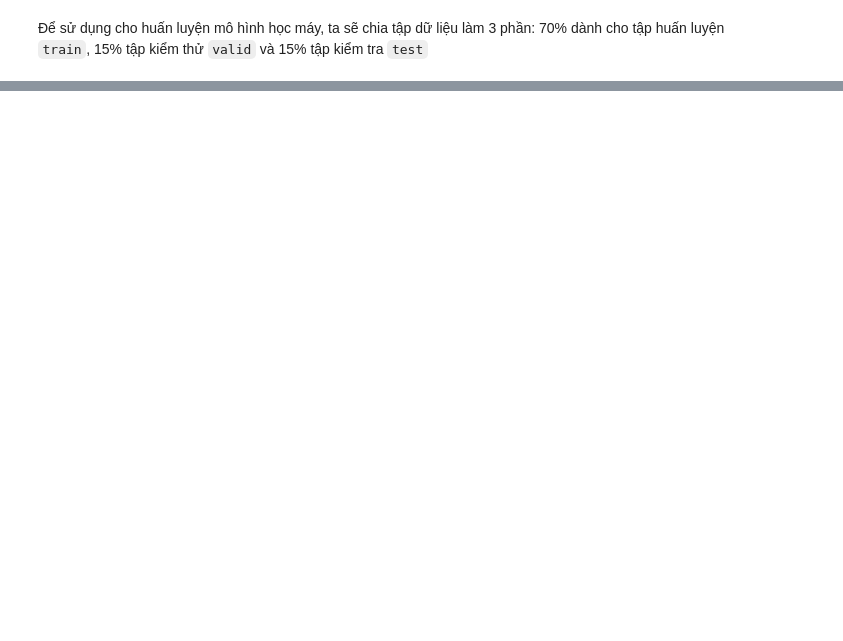
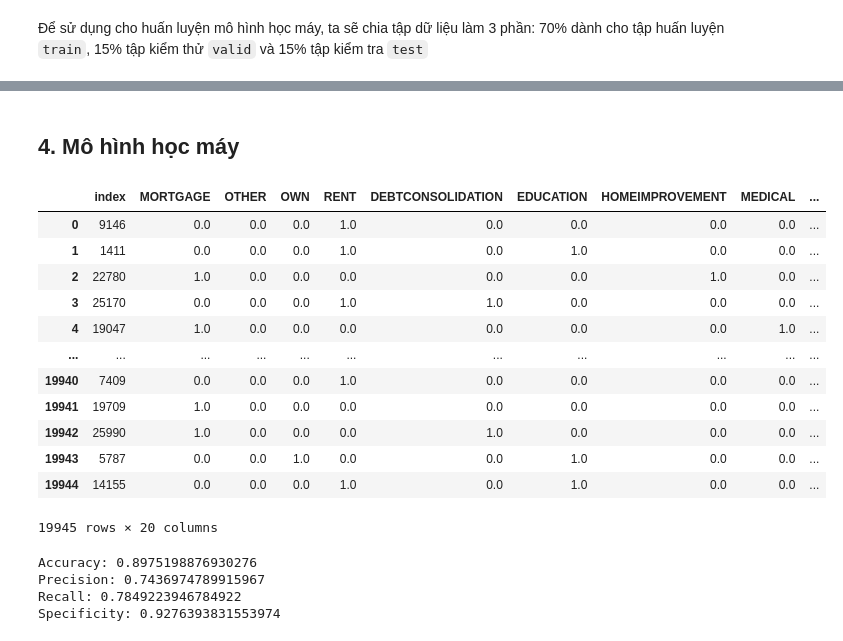
Before and after one commit to huynt119/Credit_Score_Prediction, a Jupyter notebook: main.ipynb, the cells around one changed output, grey strips where cells are left out. Drawn from its saved outputs; the diff is of its cells as text; code cells hidden in the pictures; blank space fills up the shorter version.

```diff
--- a/main.ipynb
+++ b/main.ipynb
@@ -427,0 +437,48 @@ print(x_train.shape, x_valid.shape, x_test.shape)
+# %% [markdown]
+## 4. Mô hình học máy
+# %%
+x_train
+# %% [output]
+|  | index | MORTGAGE | OTHER | OWN | RENT | DEBTCONSOLIDATION | EDUCATION | HOMEIMPROVEMENT | MEDICAL | ... |
+| 0 | 9146 | 0.0 | 0.0 | 0.0 | 1.0 | 0.0 | 0.0 | 0.0 | 0.0 | ... |
+| 1 | 1411 | 0.0 | 0.0 | 0.0 | 1.0 | 0.0 | 1.0 | 0.0 | 0.0 | ... |
+| 2 | 22780 | 1.0 | 0.0 | 0.0 | 0.0 | 0.0 | 0.0 | 1.0 | 0.0 | ... |
+| 3 | 25170 | 0.0 | 0.0 | 0.0 | 1.0 | 1.0 | 0.0 | 0.0 | 0.0 | ... |
+| 4 | 19047 | 1.0 | 0.0 | 0.0 | 0.0 | 0.0 | 0.0 | 0.0 | 1.0 | ... |
+| ... | ... | ... | ... | ... | ... | ... | ... | ... | ... | ... |
+| 19940 | 7409 | 0.0 | 0.0 | 0.0 | 1.0 | 0.0 | 0.0 | 0.0 | 0.0 | ... |
+| 19941 | 19709 | 1.0 | 0.0 | 0.0 | 0.0 | 0.0 | 0.0 | 0.0 | 0.0 | ... |
+| 19942 | 25990 | 1.0 | 0.0 | 0.0 | 0.0 | 1.0 | 0.0 | 0.0 | 0.0 | ... |
+| 19943 | 5787 | 0.0 | 0.0 | 1.0 | 0.0 | 0.0 | 1.0 | 0.0 | 0.0 | ... |
+| 19944 | 14155 | 0.0 | 0.0 | 0.0 | 1.0 | 0.0 | 1.0 | 0.0 | 0.0 | ... |
+19945 rows × 20 columns
+# %%
+from sklearn.tree import DecisionTreeClassifier
+from sklearn.metrics import precision_score, accuracy_score, recall_score, confusion_matrix
+dtc = DecisionTreeClassifier()
+
+def train_classifier(clf, x_train, y_train, x_test, y_test):
+    dtc.fit(x_train, y_train)
+    y_pred = dtc.predict(x_test)
+
+    accuracy = accuracy_score(y_test, y_pred)
+    precision = precision_score(y_test, y_pred)
+    recall = recall_score(y_test, y_pred)
+
+    # Calculate confusion matrix to get TN and FP for specificity
+    tn, fp, fn, tp = confusion_matrix(y_test, y_pred).ravel()
+    specificity = tn / (tn + fp)
+
+    return accuracy, precision, recall, specificity
+
+# Usage
+accuracy, precision, recall, specificity = train_classifier(clf, x_train, y_train, x_test, y_test)
+print("Accuracy:", accuracy)
+print("Precision:", precision)
+print("Recall:", recall)
+print("Specificity:", specificity)
+# %% [output]
+Accuracy: 0.8975198876930276
+Precision: 0.7436974789915967
+Recall: 0.7849223946784922
+Specificity: 0.9276393831553974
```
Also changed, not shown: parts of 9 cells of this notebook.
